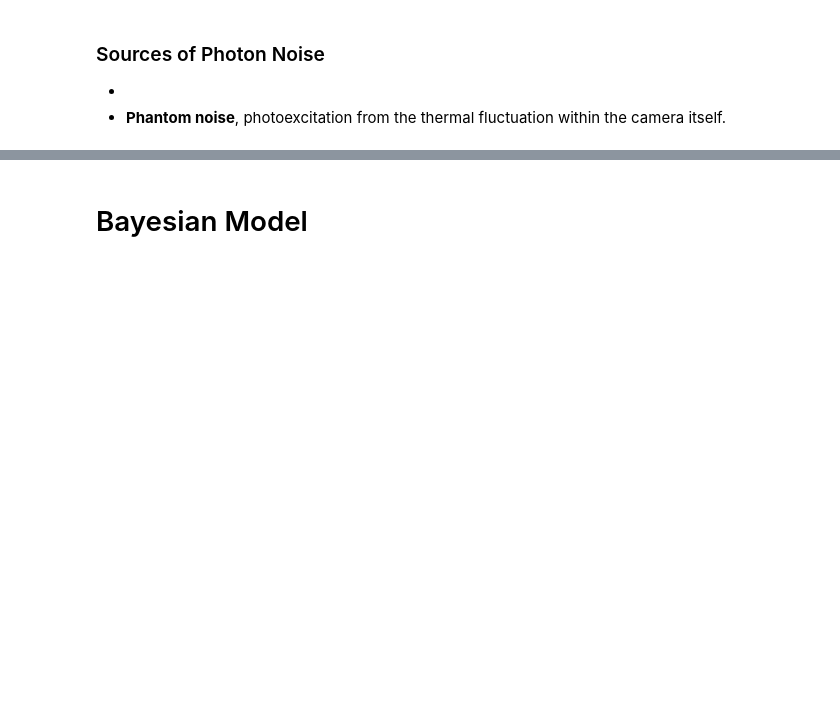
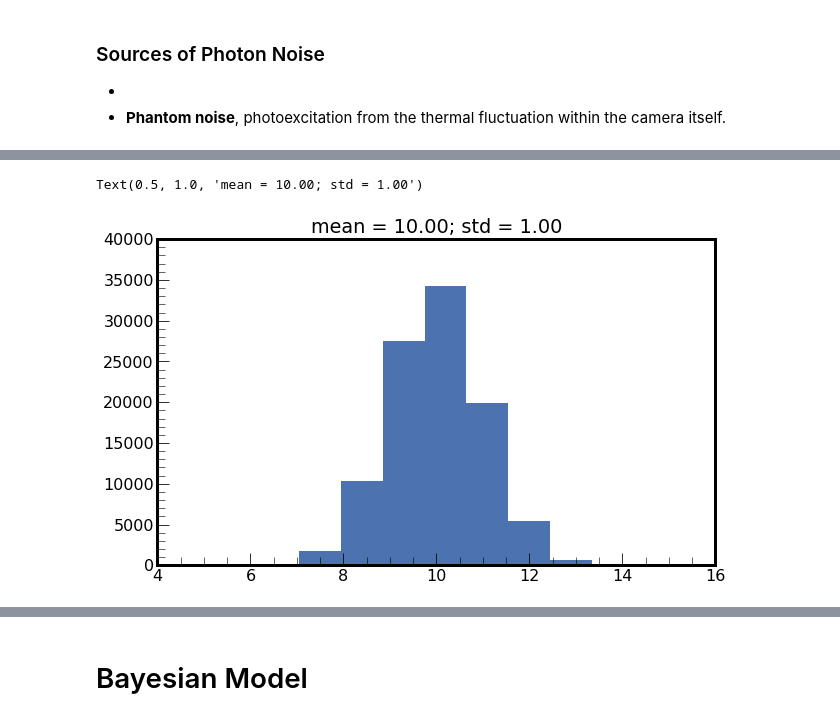
Before and after one commit to FilippenkoGroup/statistics_workshop, a Jupyter notebook: notebook.ipynb, the cells around one changed output, grey strips where cells are left out. Cells and saved outputs as stored; diff of their text form; code cells hidden in the pictures; blank space fills up the shorter version.

```diff
--- a/notebook.ipynb
+++ b/notebook.ipynb
@@ -177,0 +210,13 @@ $$
+# %%
+standard_normal_dist = stats.norm(loc=0, scale=1)
+standard_normal_sample = standard_normal_dist.rvs(100000)
+
+mu, sigma = 10, 1
+Y = mu + sigma * standard_normal_sample
+plt.hist(Y)
+plt.title(
+    f"mean = {np.mean(Y):.2f}; std = {np.std(Y):.2f}"
+)
+# %% [output]
+Text(0.5, 1.0, 'mean = 10.00; std = 1.00')
+[figure, added]
```
Also changed, not shown: parts of 16 cells of this notebook, 1 other file.
